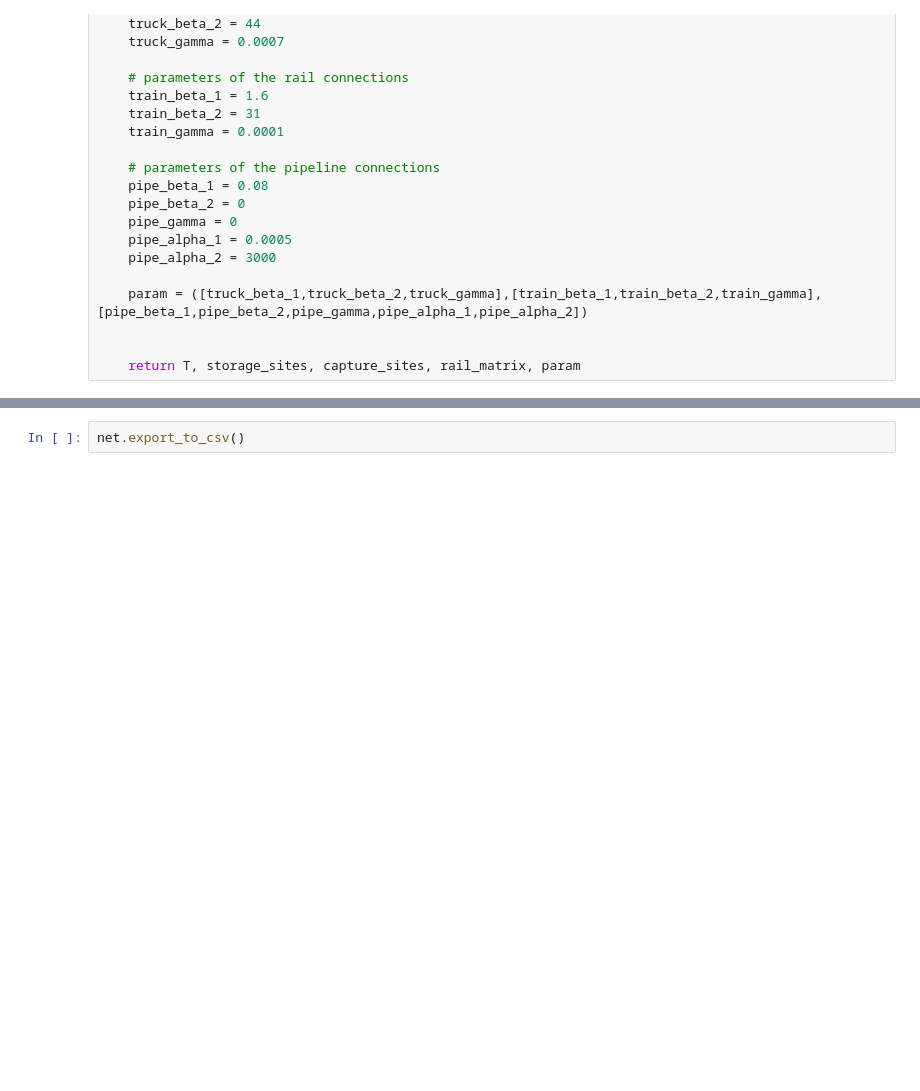
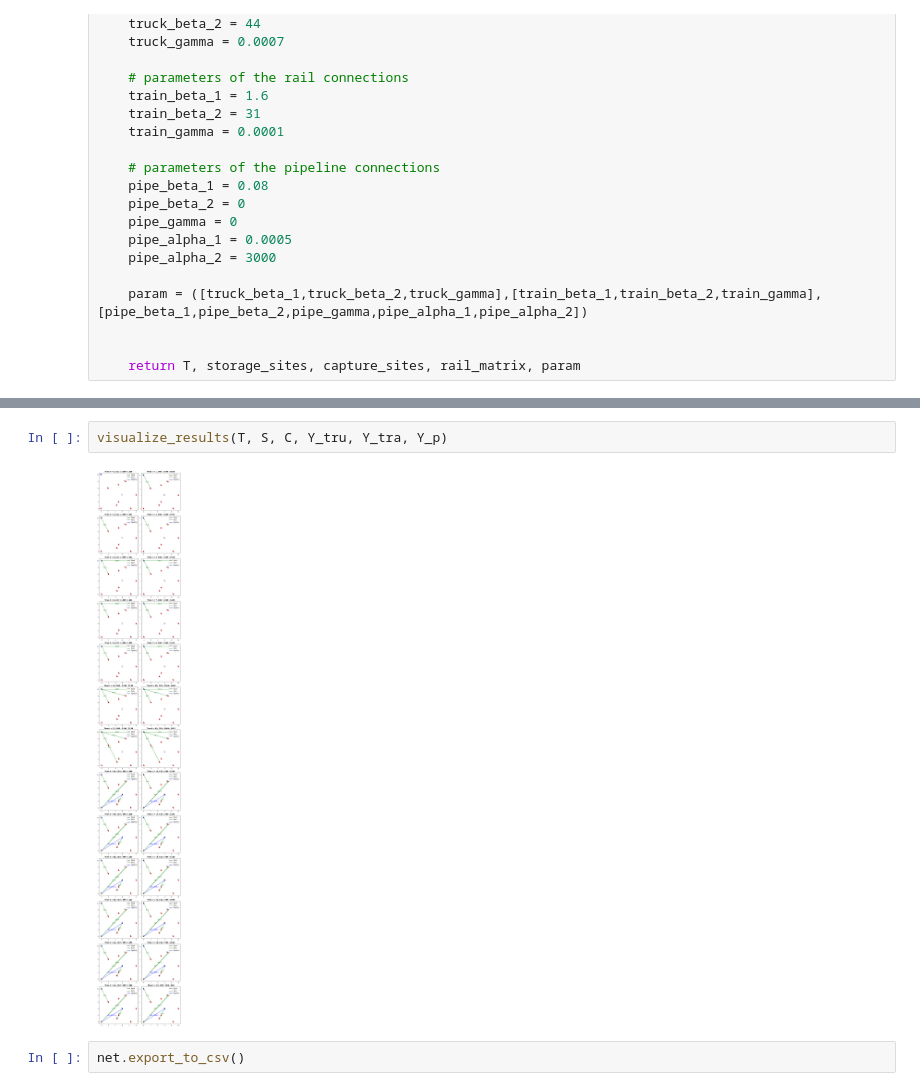
Before and after one commit to mowgli33/Optim_Prac, a Jupyter notebook: medium_instance.ipynb, the cells around one changed output, grey strips where cells are left out. Drawn from its saved outputs; the diff is of its cells as text; blank space fills up the shorter version.

```diff
--- a/medium_instance.ipynb
+++ b/medium_instance.ipynb
@@ -189,2 +401,6 @@ net.visualize()
+# %%
+visualize_results(T, S, C, Y_tru, Y_tra, Y_p)
+# %% [output]
+[figure, added]
 # %%
 net.export_to_csv()
```
Also changed, not shown: parts of 8 cells of this notebook, 1 other file.
